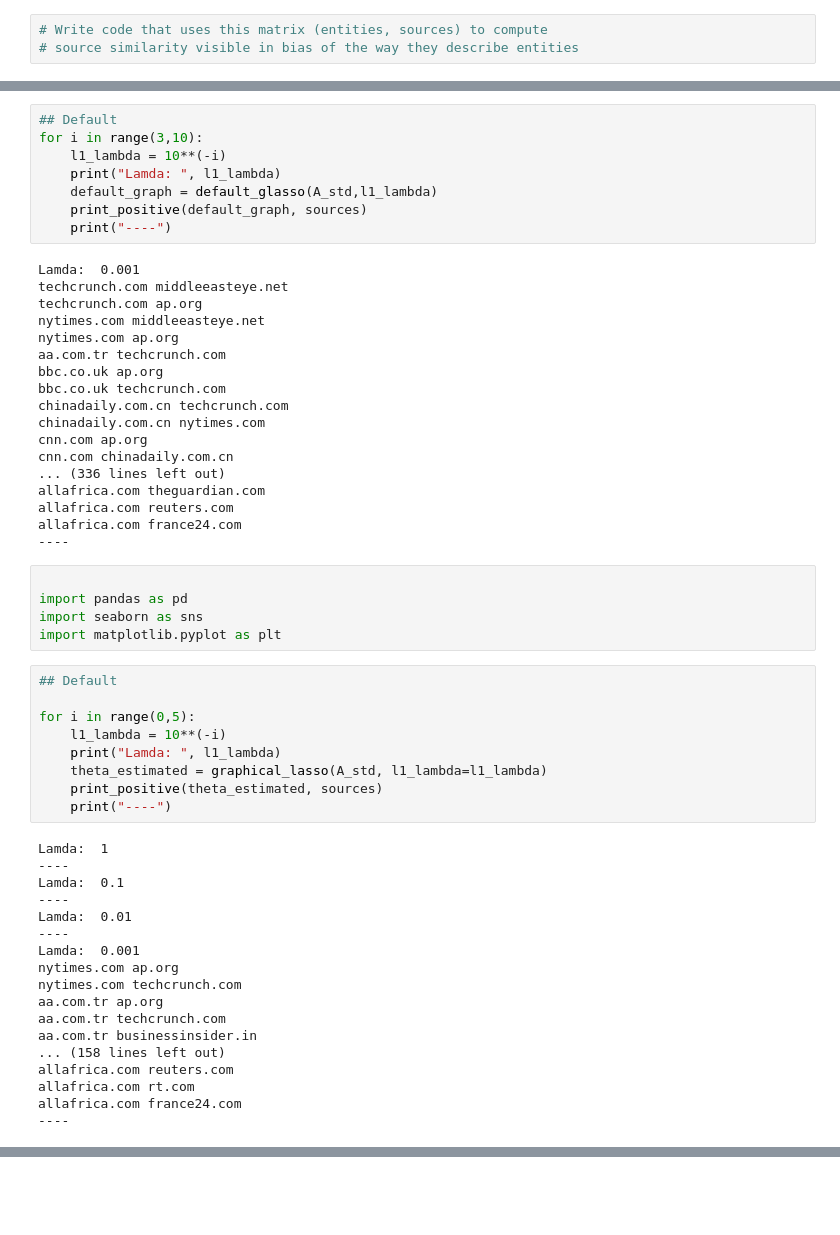
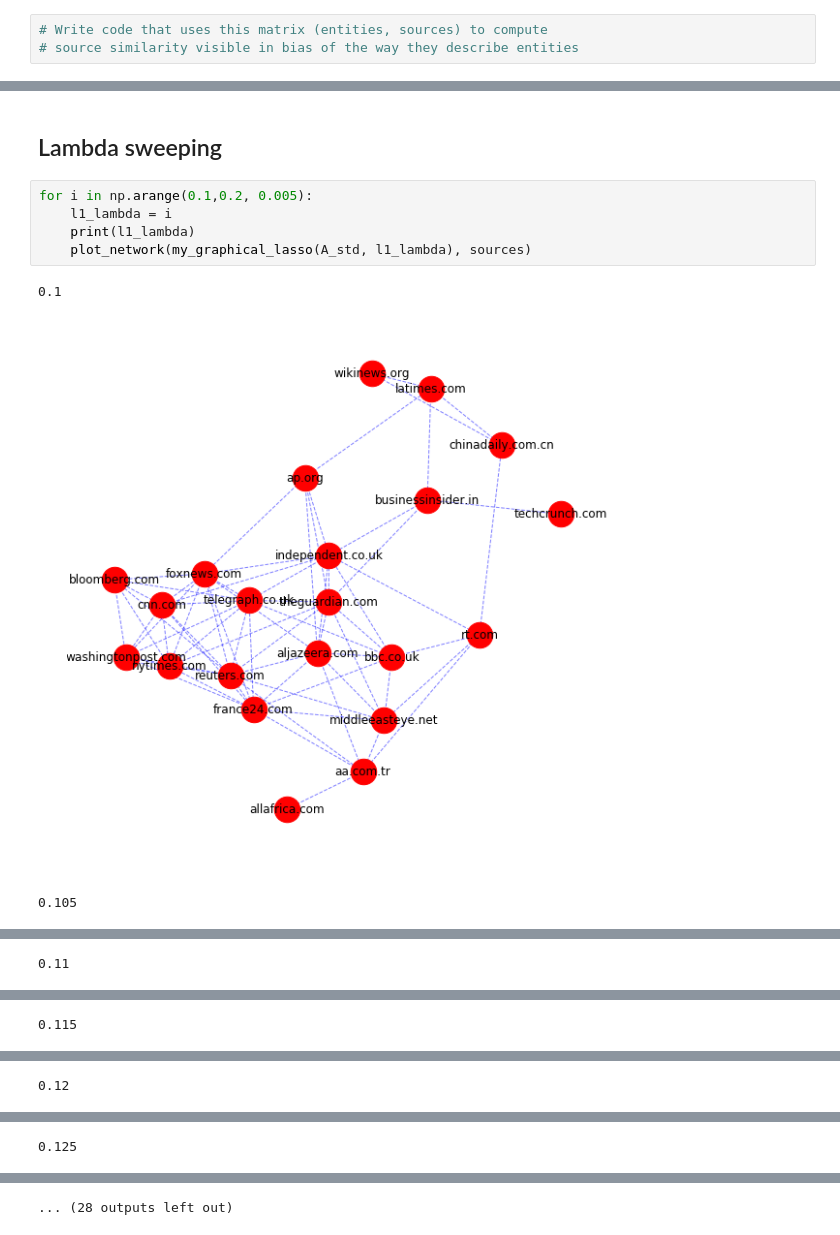
Before and after one commit to MickJermsurawong/EE227-graphical-lasso, a Jupyter notebook: Sentiment.ipynb, the cells around one changed output, grey strips where cells are left out. Saved outputs shown, nothing was run; the diff lists cells and outputs as text; blank space fills up the shorter version.

```diff
--- a/Sentiment.ipynb
+++ b/Sentiment.ipynb
@@ -210,60 +254,13 @@ def graphical_lasso(data, l1_lambda):
     S = np.cov(data.T)
     return gl.fit(S, l1_lambda)
-# %%
-## Default
-for i in range(3,10):
-    l1_lambda = 10**(-i)
-    print("Lamda: ", l1_lambda)
-    default_graph = default_glasso(A_std,l1_lambda)
-    print_positive(default_graph, sources)
-    print("----")
-# %% [output]
-Lamda:  0.001
-techcrunch.com middleeasteye.net
-techcrunch.com ap.org
-nytimes.com middleeasteye.net
-nytimes.com ap.org
-aa.com.tr techcrunch.com
-bbc.co.uk ap.org
-bbc.co.uk techcrunch.com
-chinadaily.com.cn techcrunch.com
-chinadaily.com.cn nytimes.com
-cnn.com ap.org
-cnn.com chinadaily.com.cn
-... (336 lines left out)
-allafrica.com theguardian.com
-allafrica.com reuters.com
-allafrica.com france24.com
-----
-# %%
-
-import pandas as pd
-import seaborn as sns
-import matplotlib.pyplot as plt
+# %% [markdown]
+## Lambda sweeping
 # %%
-## Default
-
-for i in range(0,5):
-    l1_lambda = 10**(-i)
-    print("Lamda: ", l1_lambda)
-    theta_estimated = graphical_lasso(A_std, l1_lambda=l1_lambda)
-    print_positive(theta_estimated, sources)
-    print("----")
+for i in np.arange(0.1,0.2, 0.005):
+    l1_lambda = i
+    print(l1_lambda)
+    plot_network(my_graphical_lasso(A_std, l1_lambda), sources)
 # %% [output]
-Lamda:  1
-----
-Lamda:  0.1
-----
-Lamda:  0.01
-----
-Lamda:  0.001
-nytimes.com ap.org
-nytimes.com techcrunch.com
-aa.com.tr ap.org
-aa.com.tr techcrunch.com
-aa.com.tr businessinsider.in
-... (158 lines left out)
-allafrica.com reuters.com
-allafrica.com rt.com
-allafrica.com france24.com
-----
+0.1
+[figure, added]
+0.105
@@ -269,0 +268 @@ allafrica.com france24.com
+0.11
@@ -269,0 +270 @@ allafrica.com france24.com
+0.115
@@ -269,0 +272 @@ allafrica.com france24.com
+0.12
@@ -269,0 +274 @@ allafrica.com france24.com
+0.125
@@ -269,0 +276 @@ allafrica.com france24.com
+... (28 outputs left out)
```
Also changed, not shown: parts of 24 cells of this notebook, 2 other files.
